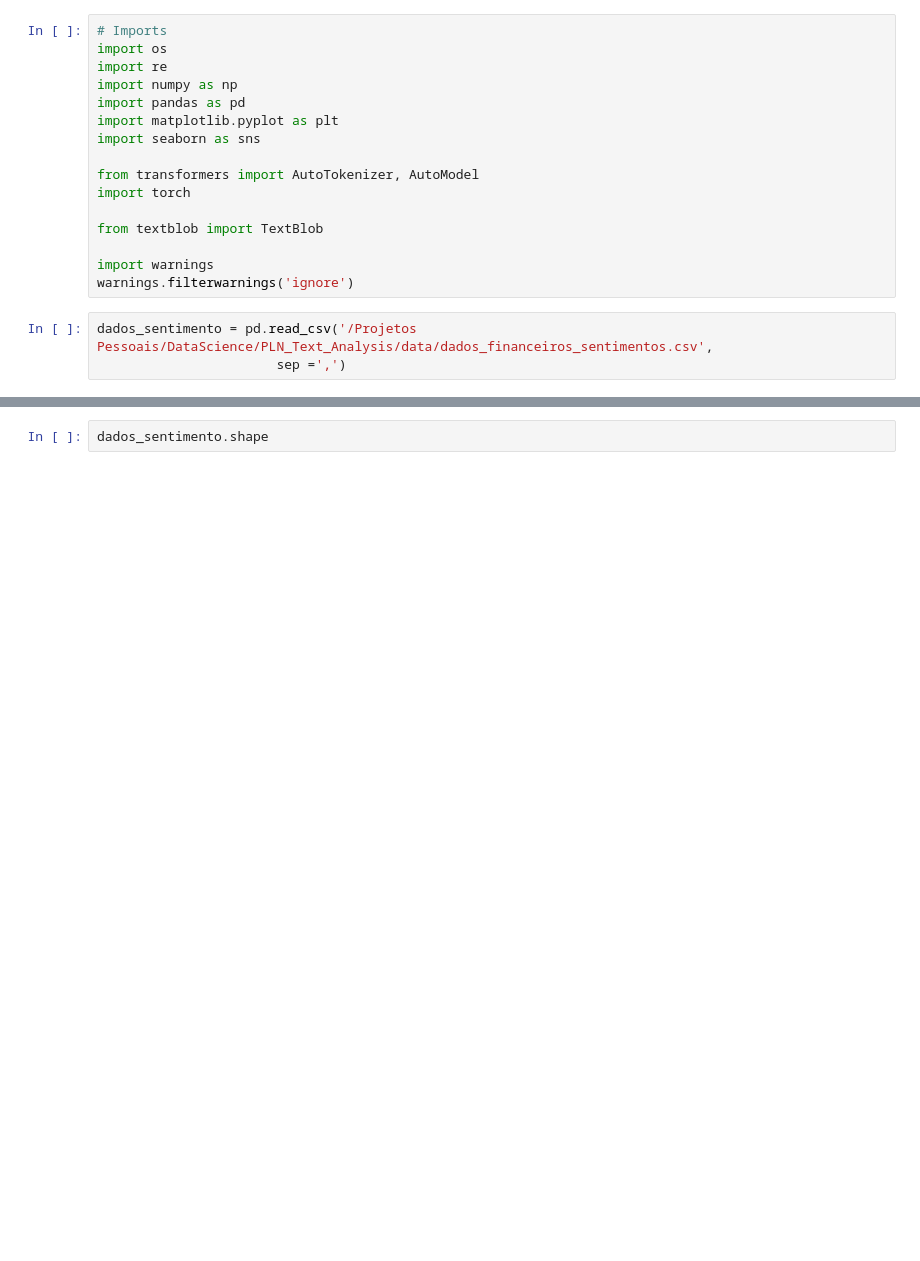
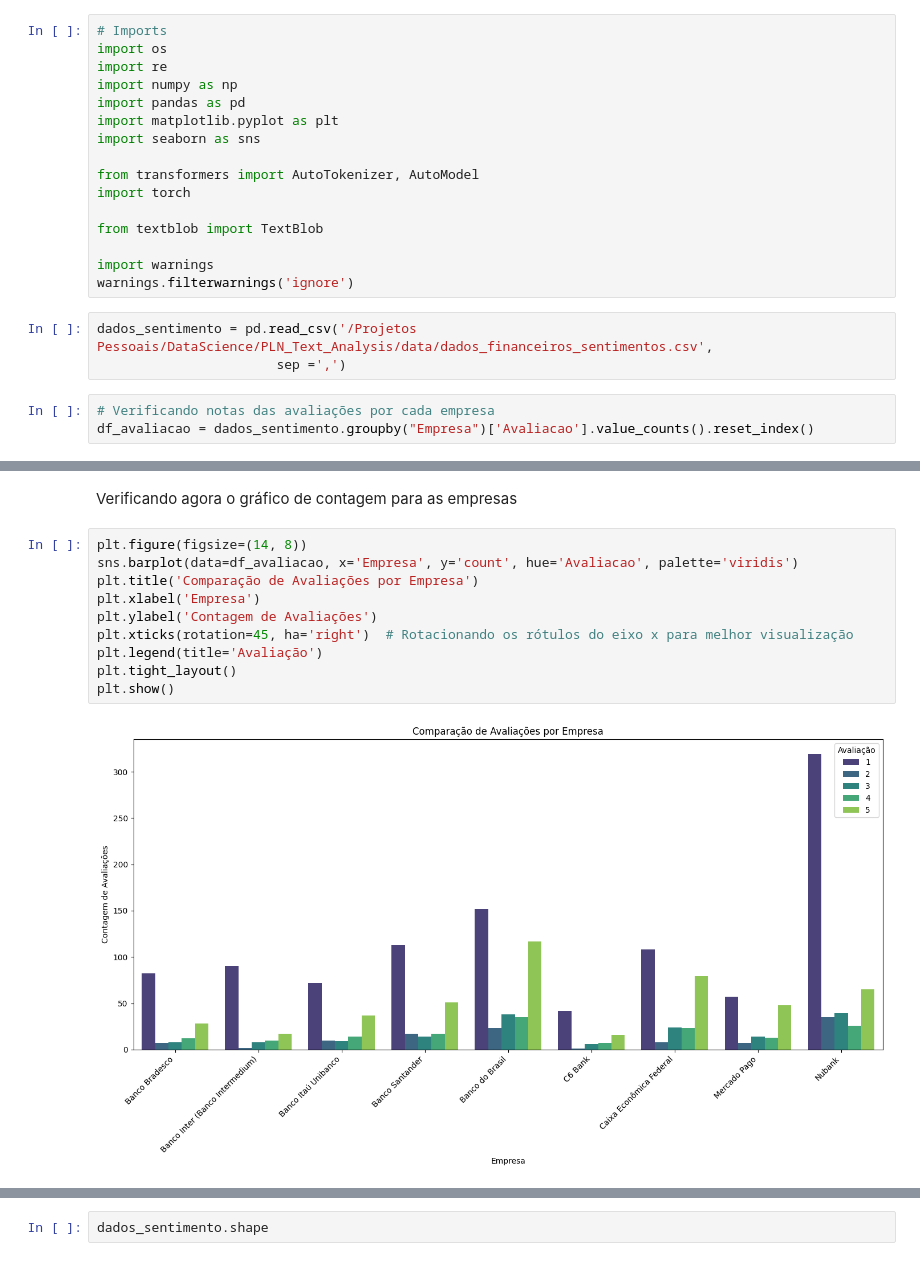
Before and after one commit to alyssonmontovanelli/PLN_Text_Analysis, a Jupyter notebook: PLN/sentiment_analysis.ipynb, the cells around one changed output, grey strips where cells are left out. Drawn from its saved outputs; the diff is of its cells as text; blank space fills up the shorter version.

Commit message:
plotagem_avaliacao

```diff
--- a/PLN/sentiment_analysis.ipynb
+++ b/PLN/sentiment_analysis.ipynb
@@ -41,3 +23,6 @@ warnings.filterwarnings('ignore')
 # %%
 dados_sentimento = pd.read_csv('/Projetos Pessoais/DataScience/PLN_Text_Analysis/data/dados_financeiros_sentimentos.csv',
                        sep =',')
+# %%
+# Verificando notas das avaliações por cada empresa
+df_avaliacao = dados_sentimento.groupby("Empresa")['Avaliacao'].value_counts().reset_index()
@@ -44 +49,15 @@ dados_sentimento = pd.read_csv('/Projetos Pessoais/DataScience/PLN_Text_Analysis
+# %% [markdown]
+Verificando agora o gráfico de contagem para as empresas
+# %%
+plt.figure(figsize=(14, 8))
+sns.barplot(data=df_avaliacao, x='Empresa', y='count', hue='Avaliacao', palette='viridis')
+plt.title('Comparação de Avaliações por Empresa')
+plt.xlabel('Empresa')
+plt.ylabel('Contagem de Avaliações')
+plt.xticks(rotation=45, ha='right')  # Rotacionando os rótulos do eixo x para melhor visualização
+plt.legend(title='Avaliação')
+plt.tight_layout()
+plt.show()
+# %% [output]
+[figure, added]
 # %%
```
Also changed, not shown: parts of 10 cells of this notebook, 1 other file.
